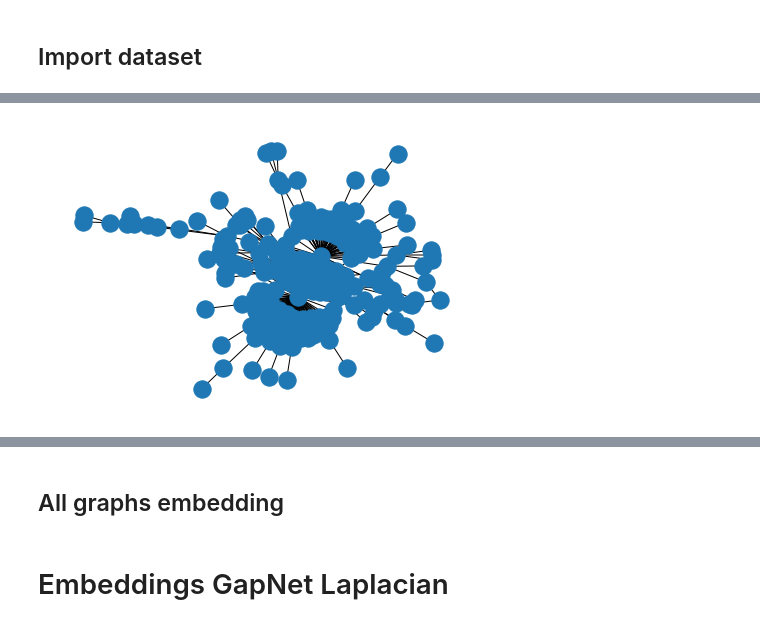
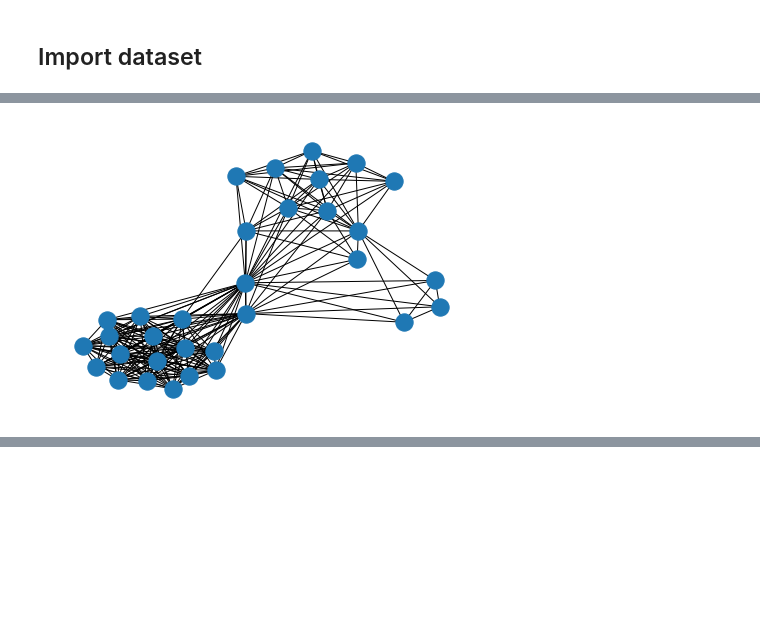
Before and after one commit to AdrianArnaiz/DiffWire, a Jupyter notebook: Plotting_Rewiring.ipynb, the cells around one changed output, grey strips where cells are left out. Cells and saved outputs as stored; diff of their text form; code cells hidden in the pictures; blank space fills up the shorter version.

```diff
--- a/Plotting_Rewiring.ipynb
+++ b/Plotting_Rewiring.ipynb
@@ -247,6 +225,9 @@ tensor(8.2261) 0.5875
 # %%
-loader =  DataLoader(dataset[63:], batch_size=1, shuffle=False)
+# 15,20,25,27,31,38,44 works good
+#interesting 28
+loader =  DataLoader(dataset[15:], batch_size=1, shuffle=False)
 grafo_init= next(iter(loader))
+grafo_falso = next(iter(loader)).clone()
 #grafo_init.batch = torch.tensor(1).unsqueeze(0)
 #print(grafo_init.batch.shape)
 grafo_init
@@ -255,6 +236,7 @@ DataBatch(edge_index=[2, 832], y=[1], x=[306, 1], num_nodes=306, batch=[306], pt
 # %%
 import networkx as nx
 from torch_geometric.utils import *
+from community import community_louvain
 print(grafo_init)
 A = to_networkx(grafo_init, to_undirected=True)
 l=[]
@@ -279,10 +261,18 @@ Zn=[layt[k][2] for k in range(N)]# z-coordinates
 Xe=[]
 Ye=[]
 Ze=[]
-print(Edges)
+#print(Edges)
 for e in Edges:
     Xe+=[layt[e[0]][0],layt[e[1]][0], None]# x-coordinates of edge ends
     Ye+=[layt[e[0]][1],layt[e[1]][1], None]
     Ze+=[layt[e[0]][2],layt[e[1]][2], None]
 nx.draw(A)
+node_adjacencies = []
+node_text = []
+#Comunity nodes
+partition = community_louvain.best_partition(A, random_state=1234)
+for node, adjacencies in enumerate(A.adjacency()):
+    node_adjacencies.append(partition[node])
+    #node_text.append('# of connections: '+str(len(adjacencies[1])))
+print(partition.values())
 # %% [output]
@@ -459,6 +399,8 @@ plt.show()
 # %%
 import networkx as nx
 from torch_geometric.utils import *
+#!pip install colorpy
+from mycolorpy import colorlist as mcp
 print(type(grafo_init.edge_index))
 print(grafo_init)
 print(grafo_init)
@@ -481,7 +423,7 @@ labels= l
 #groups = A.node_attr_dict_factory
 N = len(A.nodes)
 layt=G.layout('kk', dim=3)
-print(layt)
+#print(layt)
 Xn=[layt[k][0] for k in range(N)]# x-coordinates of nodes
 Yn=[layt[k][1] for k in range(N)]# y-coordinates
 Zn=[layt[k][2] for k in range(N)]# z-coordinates
@@ -494,15 +436,39 @@ for e in Edges:
     Ye+=[layt[e[0]][1],layt[e[1]][1], None]
     Ze+=[layt[e[0]][2],layt[e[1]][2], None]
 #EN ESTE PASO RECALCO LOS EDGES NUEVOS
-Xahmed=[]
-Yahmed=[]
-Zahmed=[]
+Xnew_edges=[]
+Ynew_edges=[]
+Znew_edges=[]
 print(len(new_Edges))
 for e in new_Edges:
-    print(e)
-    Xahmed+=[layt[e[0]][0],layt[e[1]][0], None]# x-coordinates of edge ends
-    Yahmed+=[layt[e[0]][1],layt[e[1]][1], None]
-    Zahmed+=[layt[e[0]][2],layt[e[1]][2], None]
+    #print(e)
+    Xnew_edges+=[layt[e[0]][0],layt[e[1]][0], None]# x-coordinates of edge ends
+    Ynew_edges+=[layt[e[0]][1],layt[e[1]][1], None]
+    Znew_edges+=[layt[e[0]][2],layt[e[1]][2], None]
 nx.draw(A)
+node_adjacencies = []
+node_text = []
+print(A)
+
+C = A
+print(C)
+C.edge_index = new_edges
+partition = community_louvain.best_partition(C, random_state=1234)
+for node, adjacencies in enumerate(C.adjacency()):
+    node_adjacencies.append(partition[node])
+    #node_text.append('# of connections: '+str(len(adjacencies[1])))
+#Color creation
+
+edge_importance = []
+edge_importance.append(0)
+importance = model.new_adj.squeeze(0).detach().numpy()
+#vColor =mcp.gen_color_normalized(cmap="seismic",data_arr=importance)
+for edge, conections in enumerate(new_Edges):
+    edge_importance.append(importance[conections[0],[conections[1]]].item()+1000)
+#print(edge_importance)
+final_color_edge = []
+vColor =mcp.gen_color_normalized(cmap="seismic",data_arr=edge_importance)
+for edge, conections in enumerate(new_Edges):
+    final_color_edge.append(vColor[edge])
 # %% [output]
 <class 'torch.Tensor'>
@@ -525,4 +480,4 @@ tensor([301,  63])
-[figure, old version]
+[figure, new version]
 # %%
 from chart_studio import plotly
 import plotly.graph_objs as go
@@ -613,7 +556,3 @@ fig=go.Figure(data=data, layout=layout)
 iplot(fig, filename='Les-Miserables')
 # %% [output]
 [interactive output not drawn]
-# %% [markdown]
-## All graphs embedding
-# %% [markdown]
-# Embeddings GapNet Laplacian
```
Also changed, not shown: parts of 49 cells of this notebook, 1 other file.
